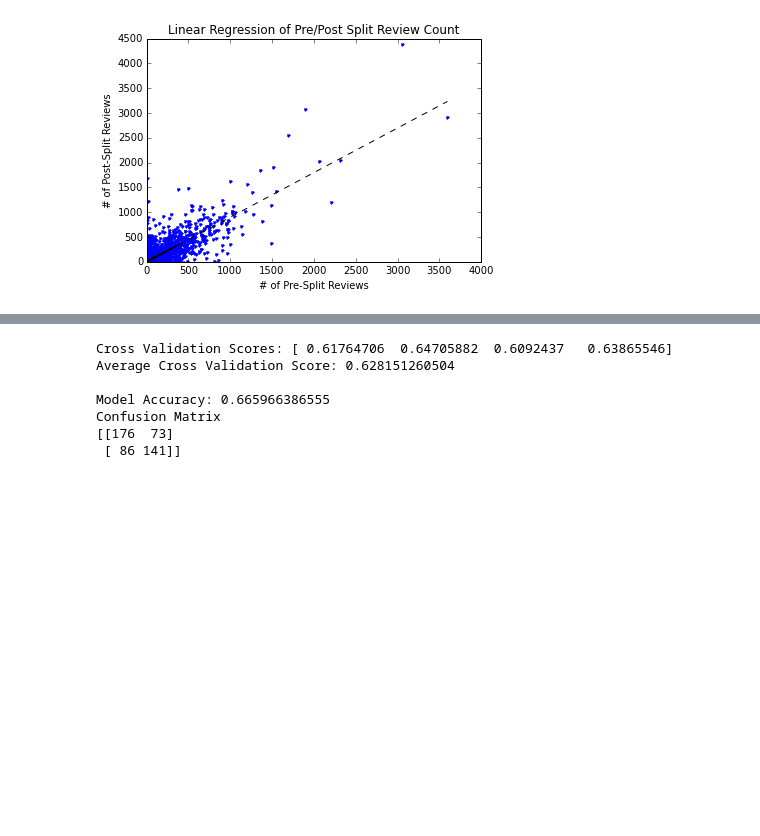
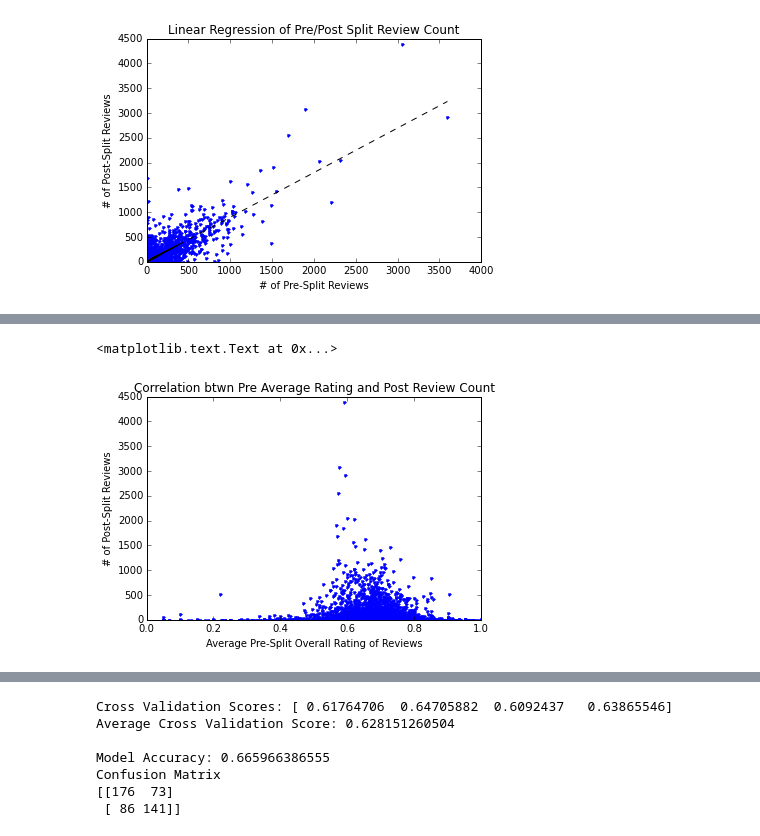
Before and after one commit to seanjh/data-analysis-CM, a Jupyter notebook: Beer_User_Analyze.ipynb, the cells around one changed output, grey strips where cells are left out. Cells and saved outputs as stored; diff of their text form; code cells hidden in the pictures; blank space fills up the shorter version.

```diff
--- a/Beer_User_Analyze.ipynb
+++ b/Beer_User_Analyze.ipynb
@@ -554,0 +578,9 @@ r-squared: 0.710536070009
+# %%
+_= plt.plot(np_x[:,2], np_y_after, 'b.')
+plt.ylim(0)
+plt.xlabel('Average Pre-Split Overall Rating of Reviews')
+plt.ylabel('# of Post-Split Reviews')
+plt.title('Correlation btwn Pre Average Rating and Post Review Count')
+# %% [output]
+<matplotlib.text.Text at 0x...>
+[figure, added]
```
Also changed, not shown: parts of 10 cells of this notebook.
